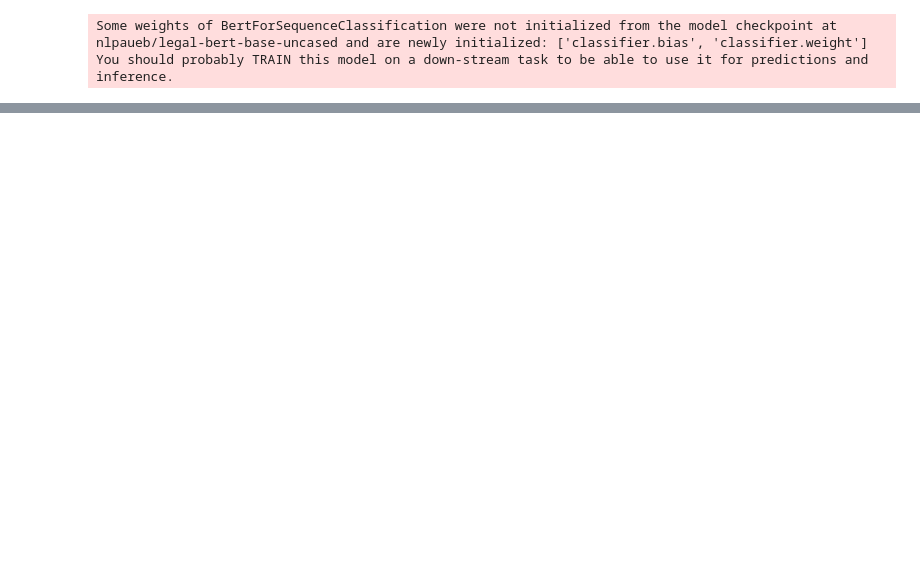
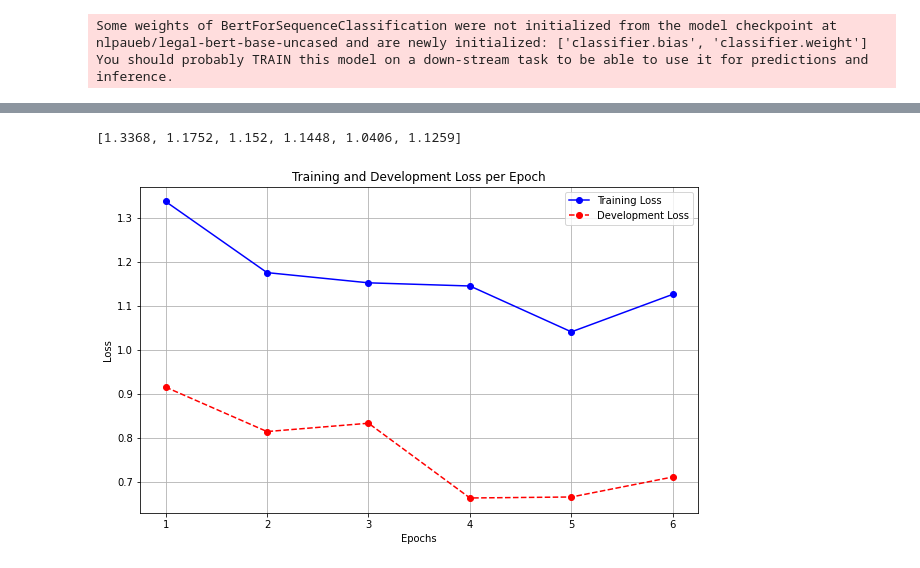
Before and after one commit to AI-knows-your-rights/CS224-TC, a Jupyter notebook: LegalBERT_model.ipynb, the cells around one changed output, grey strips where cells are left out. Saved outputs shown, nothing was run; the diff lists cells and outputs as text; code cells hidden in the pictures; blank space fills up the shorter version.

```diff
--- a/LegalBERT_model.ipynb
+++ b/LegalBERT_model.ipynb
@@ -200,0 +449,16 @@ TrainOutput(global_step=3036, training_loss=0.9486982805251938, metrics={'train_
+# %%
+# Step 0: Create a custom callback to store losses
+class LossesCallback(TrainerCallback):
+    def __init__(self):
+        self.train_losses = []
+        self.dev_losses = []
+
+    def on_log(self, args, state, control, logs=None, **kwargs):
+        if logs is not None:
+            if 'loss' in logs:  # Capture training loss
+                self.train_losses.append(logs['loss'])
+            if 'eval_loss' in logs:  # Capture development loss
+                self.dev_losses.append(logs['eval_loss'])
+
+# Step 1: Instantiate the custom callback
+losses_callback = LossesCallback()
@@ -201,3 +504,25 @@ TrainOutput(global_step=3036, training_loss=0.9486982805251938, metrics={'train_
+# %%
+losses_callback.train_losses[:min_len]
+# %% [output]
+[1.3368, 1.1752, 1.152, 1.1448, 1.0406, 1.1259]
+# %%
+# Step 5: Plot the training and development losses
+epochs = list(range(1, len(losses_callback.train_losses) + 1))  # Create an array for epochs (assuming one log per epoch)
+
+# Ensure both training and development losses are the same length
+min_len = min(len(losses_callback.train_losses), len(losses_callback.dev_losses))
+
+plt.figure(figsize=(10, 6))
+plt.plot(epochs[:min_len], losses_callback.train_losses[:min_len], label="Training Loss", marker='o', linestyle='-', color='b')
+plt.plot(epochs[:min_len], losses_callback.dev_losses[:min_len], label="Development Loss", marker='o', linestyle='--', color='r')
+plt.xlabel("Epochs")
+plt.ylabel("Loss")
+plt.title("Training and Development Loss per Epoch")
+plt.legend()
+plt.grid(True)
+plt.show()
+# %% [output]
+[figure, added]
 # %%
 # Evaluate on the test set
 test_results = trainer.evaluate(test_data)
```
Also changed, not shown: parts of 30 cells of this notebook.
